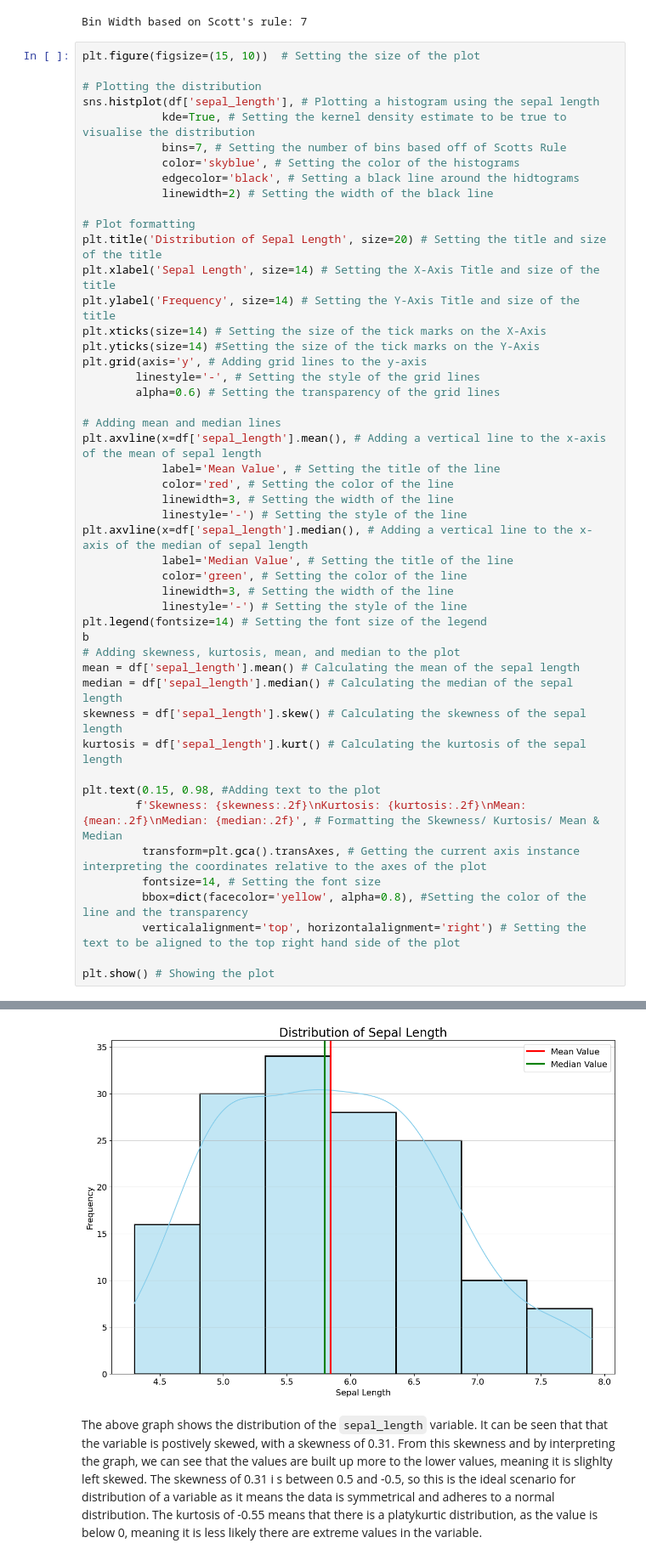
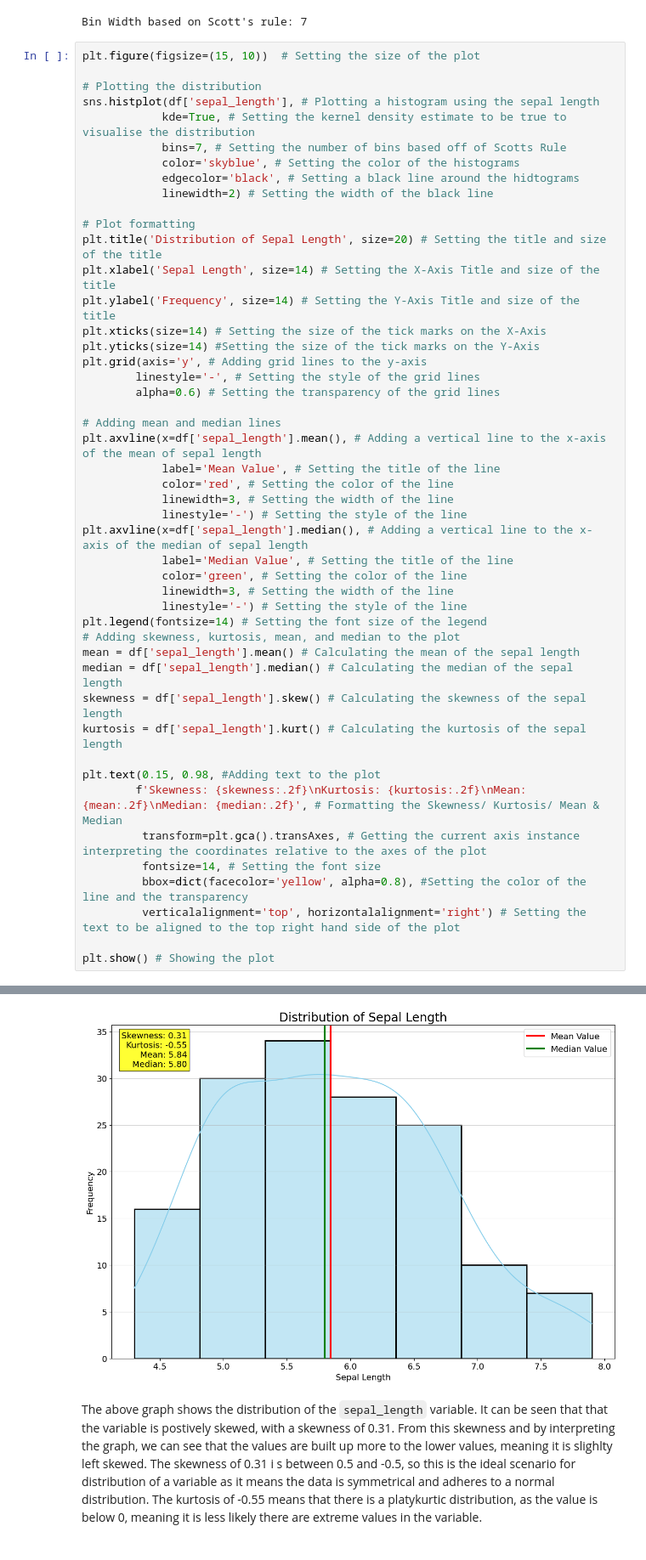
Before and after one commit to FDEgan/Iris_Project, a Jupyter notebook: Analysis.ipynb, the cells around one changed output, grey strips where cells are left out. Shown at 85% size. Saved outputs shown, nothing was run; the diff lists cells and outputs as text.

```diff
--- a/Analysis.ipynb
+++ b/Analysis.ipynb
@@ -805,7 +805,6 @@ plt.axvline(x=df['sepal_length'].median(), # Adding a vertical line to the x-axi
             linewidth=3, # Setting the width of the line
             linestyle='-') # Setting the style of the line
 plt.legend(fontsize=14) # Setting the font size of the legend
-b
 # Adding skewness, kurtosis, mean, and median to the plot
 mean = df['sepal_length'].mean() # Calculating the mean of the sepal length
 median = df['sepal_length'].median() # Calculating the median of the sepal length
@@ -825,4 +823,4 @@ NameError: name 'b' is not defined
-[figure, old version]
+[figure, new version]
 # %% [markdown]
 The above graph shows the distribution of the `sepal_length` variable. It can be seen that that the variable is postively skewed, with a skewness of 0.31. From this skewness and by interpreting the graph, we can see that the values are built up more to the lower values, meaning it is slighlty left skewed. The skewness of 0.31 i s between 0.5 and -0.5, so this is the ideal scenario for distribution of a variable as it means the data is symmetrical and adheres to a normal distribution. The kurtosis of -0.55 means that there is a platykurtic distribution, as the value is below 0, meaning it is less likely there are extreme values in the variable.
 # %%
```
Also changed, not shown: parts of 18 cells of this notebook, 1 other file.
